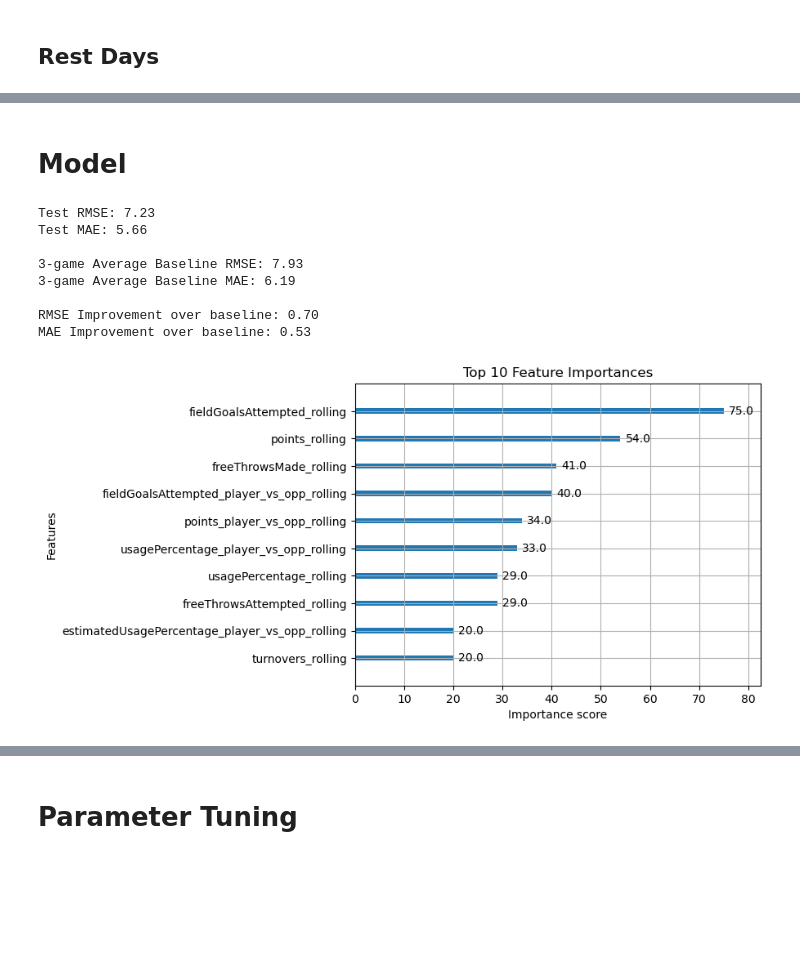
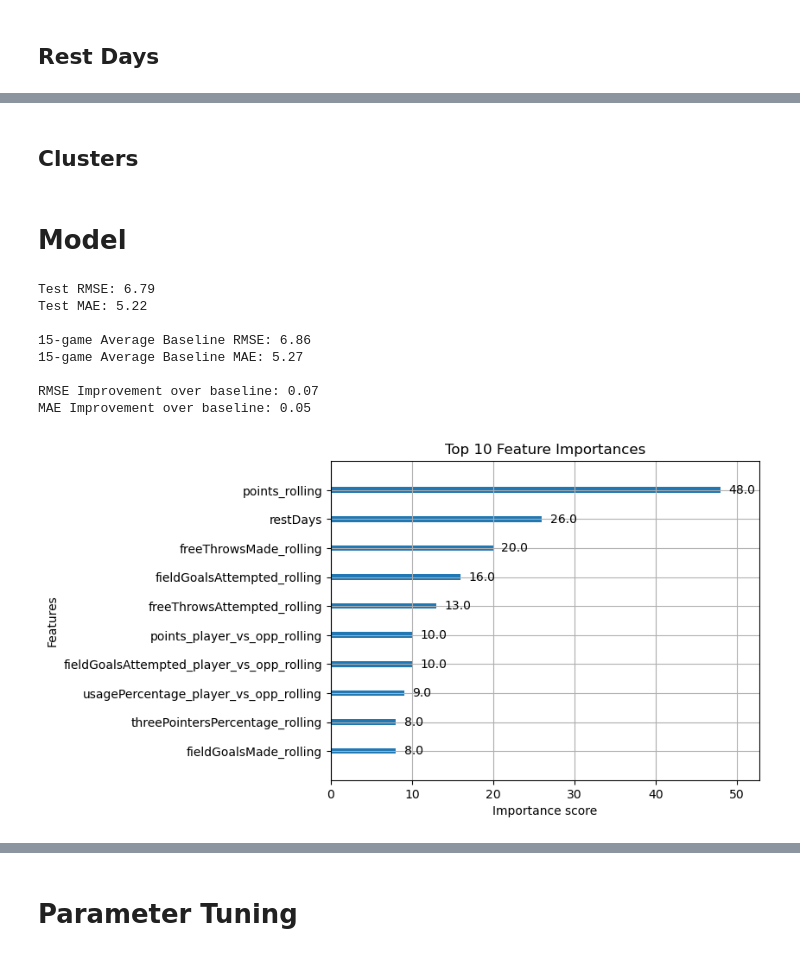
Before and after one commit to gaborszita/cmpsc-190a-project, a Jupyter notebook: owen_model.ipynb, the cells around one changed output, grey strips where cells are left out. Drawn from its saved outputs; the diff is of its cells as text; code cells hidden in the pictures; blank space fills up the shorter version.

```diff
--- a/owen_model.ipynb
+++ b/owen_model.ipynb
@@ -198,7 +211,7 @@ def player_vs_opponent_rolling(stat, num_games):
     data[f"{stat}_player_vs_opp_rolling"] = (
         data
         .groupby(['playerSlug', 'opp_teamId'])[stat]
-        .rolling(window=num_games)
+        .rolling(window=num_games, min_periods=int(num_games * 0.75 + 0.5))
         .mean()
         .groupby(level=[0, 1]).shift(1) # Shifts so that current game isn't included
         .reset_index(level=[0,1], drop=True)
@@ -250,7 +263,7 @@ player_vs_opp_stats = [
 ]
 # %%
 for player_vs_opp_stat in player_vs_opp_stats:
-    player_vs_opponent_rolling(player_vs_opp_stat, rolling_window)
+    player_vs_opponent_rolling(player_vs_opp_stat, rolling_window_vs_opp)
 # %% [markdown]
 ## Rest Days
 # %%
@@ -262,21 +273,15 @@ data.drop(columns='prevGameDate', inplace=True)
-# %%
-player_dummies = pd.get_dummies(data['playerSlug'], prefix='player')
-data = pd.concat([data, player_dummies], axis=1)
+# %% [markdown]
+## Clusters
 # %% [markdown]
 # Model
 # %%
-# Select feature to predict
-target = "points"
-
 # Get accurate names for rolling stats
-opp_stats = [stat.replace("team_", "opp_") for stat in opp_stats]
-player_vs_opp_stats = [f"{player_vs_opp_stat}_player_vs_opp" for player_vs_opp_stat in player_vs_opp_stats]
+player_features = player_stats
+opp_features = [stat.replace("team_", "opp_") for stat in opp_stats]
+player_vs_opp_features = [f"{player_vs_opp_stat}_player_vs_opp" for player_vs_opp_stat in player_vs_opp_stats]
 
 # Combine all rolling stats
-combined = player_stats + opp_stats + player_vs_opp_stats
+rolling_features = player_features + opp_features + player_vs_opp_features
 
 # Combine all features
-features = [f"{feature}_rolling" for feature in combined] + ['restDays', 'home'] + list(player_dummies.columns)
-
-# Drop rows with missing data
-data = data.dropna(subset=features + [target])
+features = [f"{feature}_rolling" for feature in rolling_features] + ['restDays', 'home']
@@ -292,7 +300,7 @@ X_train, X_test, y_train, y_test = train_test_split(X, y, shuffle=False)
 model = XGBRegressor(
     n_estimators=100,
     learning_rate=0.1,
-    max_depth=4,
+    max_depth=2,
     subsample=0.8,
     colsample_bytree=0.8,
     random_state=42
@@ -302,37 +310,37 @@ model.fit(X_train, y_train)
 
 # Predict and evaluate
 y_pred = model.predict(X_test)
 mse = mean_squared_error(y_test, y_pred)
 rmse = np.sqrt(mse)
 mae = mean_absolute_error(y_test, y_pred)
 print(f"Test RMSE: {rmse:.2f}")
 print(f"Test MAE: {mae:.2f}")
 
 # Evaluate baseline (rolling average)
 y_baseline_pred = X_test[f"{target}_rolling"]
 baseline_mse = mean_squared_error(y_test, y_baseline_pred)
 baseline_rmse = np.sqrt(baseline_mse)
 baseline_mae = mean_absolute_error(y_test, y_baseline_pred)
 print(f"\n{rolling_window}-game Average Baseline RMSE: {baseline_rmse:.2f}")
 print(f"{rolling_window}-game Average Baseline MAE: {baseline_mae:.2f}")
 
 # Improvement
 rmse_improvement = baseline_rmse - rmse
 mae_improvement = baseline_mae - mae
 print(f"\nRMSE Improvement over baseline: {rmse_improvement:.2f}")
 print(f"MAE Improvement over baseline: {mae_improvement:.2f}")
 
 # Plot Feature Importance
 plot_importance(model, max_num_features=10)
 plt.title("Top 10 Feature Importances")
 plt.show()
 # %% [output]
-Test RMSE: 7.23
-Test MAE: 5.66
+Test RMSE: 6.79
+Test MAE: 5.22
 
-3-game Average Baseline RMSE: 7.93
-3-game Average Baseline MAE: 6.19
+15-game Average Baseline RMSE: 6.86
+15-game Average Baseline MAE: 5.27
 
-RMSE Improvement over baseline: 0.70
-MAE Improvement over baseline: 0.53
+RMSE Improvement over baseline: 0.07
+MAE Improvement over baseline: 0.05
-[figure, old version]
+[figure, new version]
```
Also changed, not shown: parts of 16 cells of this notebook, 1 other file.
